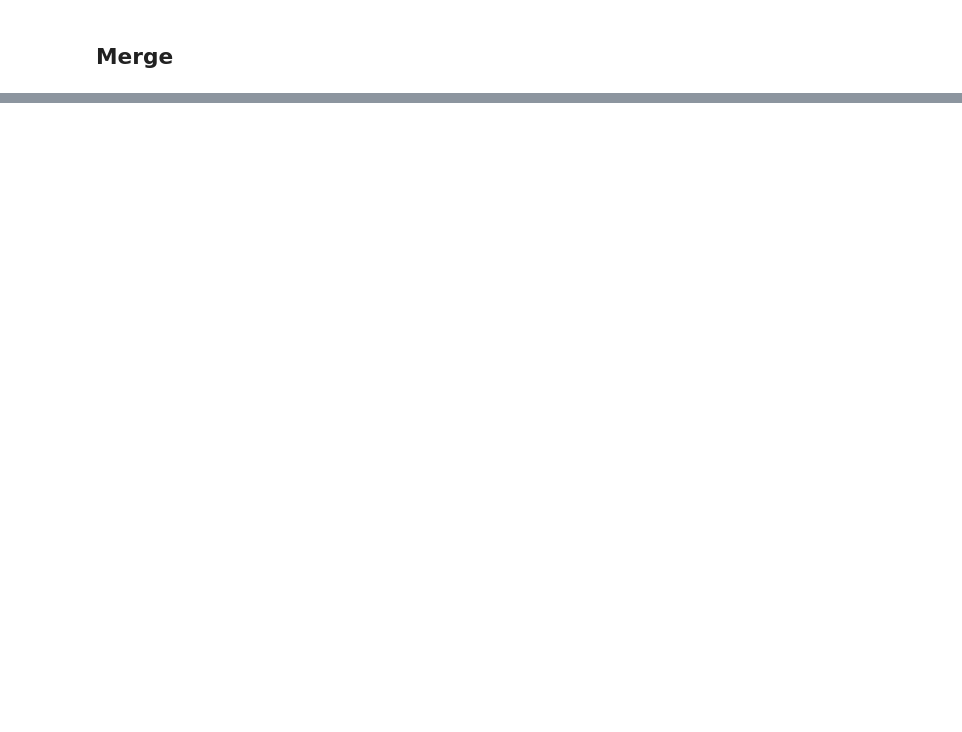
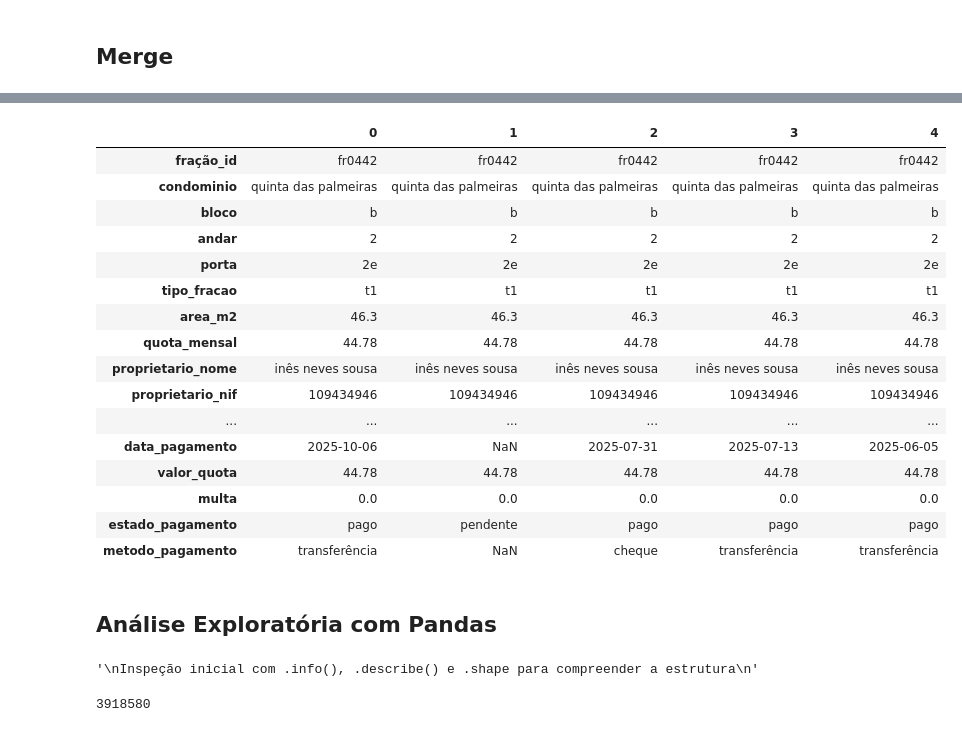
Before and after one commit to andrezenhaf3/GRUPO_1_IA, a Jupyter notebook: pl01_grupo1.ipynb, the cells around one changed output, grey strips where cells are left out. Cells and saved outputs as stored; diff of their text form; code cells hidden in the pictures; blank space fills up the shorter version.

```diff
--- a/pl01_grupo1.ipynb
+++ b/pl01_grupo1.ipynb
@@ -464,0 +517,3 @@ Validamos que já não existem duplicados no dataset pagamentos_quotas_clean.
+# %%
+df3=pd.merge(df2, pagamentos_quotas_clean, left_on='fração_id', right_on='fração_id', how='inner')
+df3.columns
@@ -464,0 +600,30 @@ Validamos que já não existem duplicados no dataset pagamentos_quotas_clean.
+# %%
+df3.head().T
+
+#fiz a transposta para ser possível uma melhor visualização dos dados.
+# %% [output]
+|  | 0 | 1 | 2 | 3 | 4 |
+| fração_id | fr0442 | fr0442 | fr0442 | fr0442 | fr0442 |
+| condominio | quinta das palmeiras | quinta das palmeiras | quinta das palmeiras | quinta das palmeiras | quinta das palmeiras |
+| bloco | b | b | b | b | b |
+| andar | 2 | 2 | 2 | 2 | 2 |
+| porta | 2e | 2e | 2e | 2e | 2e |
+| tipo_fracao | t1 | t1 | t1 | t1 | t1 |
+| area_m2 | 46.3 | 46.3 | 46.3 | 46.3 | 46.3 |
+| quota_mensal | 44.78 | 44.78 | 44.78 | 44.78 | 44.78 |
+| proprietario_nome | inês neves sousa | inês neves sousa | inês neves sousa | inês neves sousa | inês neves sousa |
+| proprietario_nif | 109434946 | 109434946 | 109434946 | 109434946 | 109434946 |
+| ... | ... | ... | ... | ... | ... |
+| data_pagamento | 2025-10-06 | NaN | 2025-07-31 | 2025-07-13 | 2025-06-05 |
+| valor_quota | 44.78 | 44.78 | 44.78 | 44.78 | 44.78 |
+| multa | 0.0 | 0.0 | 0.0 | 0.0 | 0.0 |
+| estado_pagamento | pago | pendente | pago | pago | pago |
+| metodo_pagamento | transferência | NaN | cheque | transferência | transferência |
+# %% [markdown]
+## Análise Exploratória com Pandas
+# %%
+"""
+Inspeção inicial com .info(), .describe() e .shape para compreender a estrutura
+"""
+# %% [output]
+'\nInspeção inicial com .info(), .describe() e .shape para compreender a estrutura\n'
@@ -464,0 +632,4 @@ Validamos que já não existem duplicados no dataset pagamentos_quotas_clean.
+# %%
+df_final.shape[0]
+# %% [output]
+3918580
```
Also changed, not shown: parts of 25 cells of this notebook.
